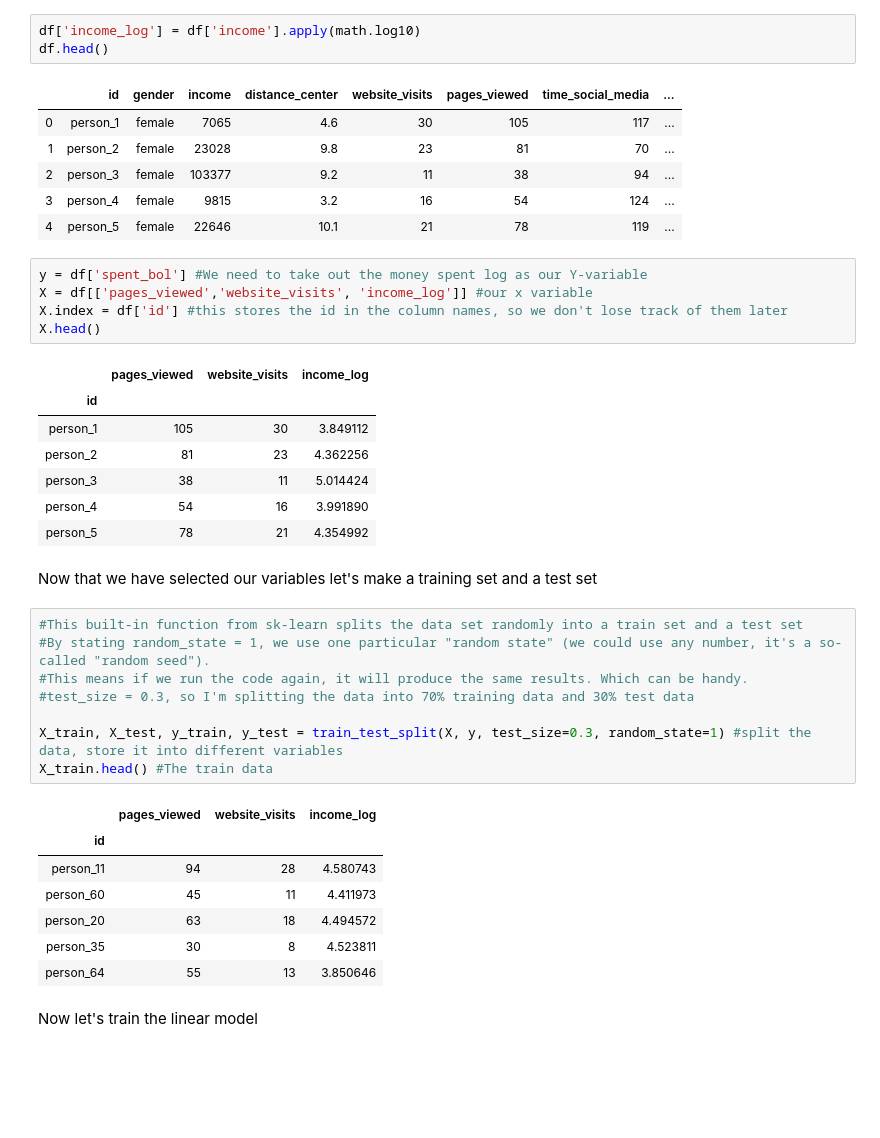
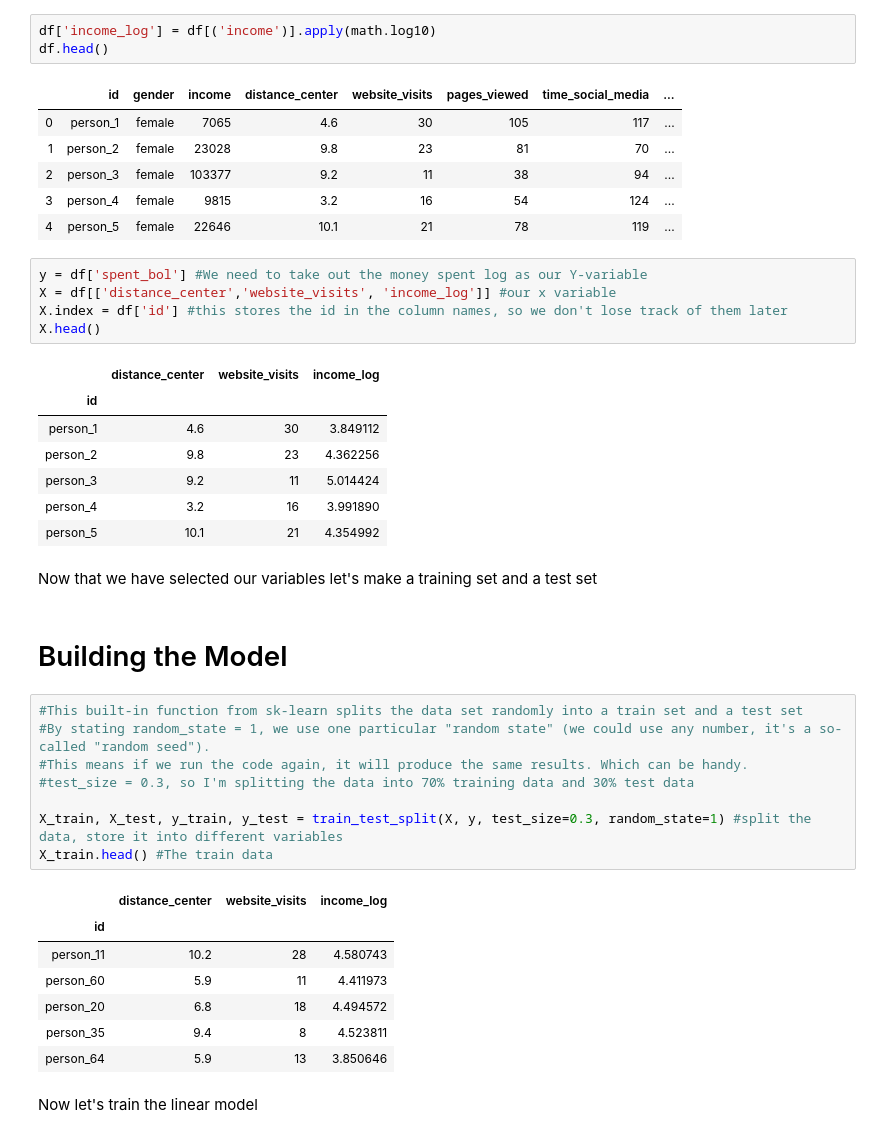
Before and after one commit to mar-berk/Machine-learning, a Jupyter notebook: Week_4/HW_1.ipynb, the cells around one changed output. Cells and saved outputs as stored; diff of their text form; blank space fills up the shorter version.

```diff
--- a/Week_4/HW_1.ipynb
+++ b/Week_4/HW_1.ipynb
@@ -47,7 +47,7 @@ plt.show()
 # %% [markdown]
 # Variable Transformations
 # %%
-df['income_log'] = df['income'].apply(math.log10)
+df['income_log'] = df[('income')].apply(math.log10)
 df.head()
 # %% [output]
 |  | id | gender | income | distance_center | website_visits | pages_viewed | time_social_media | ... |
@@ -58,19 +58,21 @@ df.head()
 | 4 | person_5 | female | 22646 | 10.1 | 21 | 78 | 119 | ... |
 # %%
 y = df['spent_bol'] #We need to take out the money spent log as our Y-variable
-X = df[['pages_viewed','website_visits', 'income_log']] #our x variable
+X = df[['distance_center','website_visits', 'income_log']] #our x variable
 X.index = df['id'] #this stores the id in the column names, so we don't lose track of them later
 X.head()
 # %% [output]
-|  | pages_viewed | website_visits | income_log |
+|  | distance_center | website_visits | income_log |
 | id |  |  |  |
-| person_1 | 105 | 30 | 3.849112 |
-| person_2 | 81 | 23 | 4.362256 |
-| person_3 | 38 | 11 | 5.014424 |
-| person_4 | 54 | 16 | 3.991890 |
-| person_5 | 78 | 21 | 4.354992 |
+| person_1 | 4.6 | 30 | 3.849112 |
+| person_2 | 9.8 | 23 | 4.362256 |
+| person_3 | 9.2 | 11 | 5.014424 |
+| person_4 | 3.2 | 16 | 3.991890 |
+| person_5 | 10.1 | 21 | 4.354992 |
 # %% [markdown]
 Now that we have selected our variables let's make a training set and a test set
+# %% [markdown]
+# Building the Model
 # %%
 #This built-in function from sk-learn splits the data set randomly into a train set and a test set
 #By stating random_state = 1, we use one particular "random state" (we could use any number, it's a so-called "random seed").
@@ -80,13 +82,13 @@ Now that we have selected our variables let's make a training set and a test set
 X_train, X_test, y_train, y_test = train_test_split(X, y, test_size=0.3, random_state=1) #split the data, store it into different variables
 X_train.head() #The train data
 # %% [output]
-|  | pages_viewed | website_visits | income_log |
+|  | distance_center | website_visits | income_log |
 | id |  |  |  |
-| person_11 | 94 | 28 | 4.580743 |
-| person_60 | 45 | 11 | 4.411973 |
-| person_20 | 63 | 18 | 4.494572 |
-| person_35 | 30 | 8 | 4.523811 |
-| person_64 | 55 | 13 | 3.850646 |
+| person_11 | 10.2 | 28 | 4.580743 |
+| person_60 | 5.9 | 11 | 4.411973 |
+| person_20 | 6.8 | 18 | 4.494572 |
+| person_35 | 9.4 | 8 | 4.523811 |
+| person_64 | 5.9 | 13 | 3.850646 |
 # %% [markdown]
 Now let's train the linear model
 # %%
```
Also changed, not shown: parts of 8 cells of this notebook, 1 other file.
